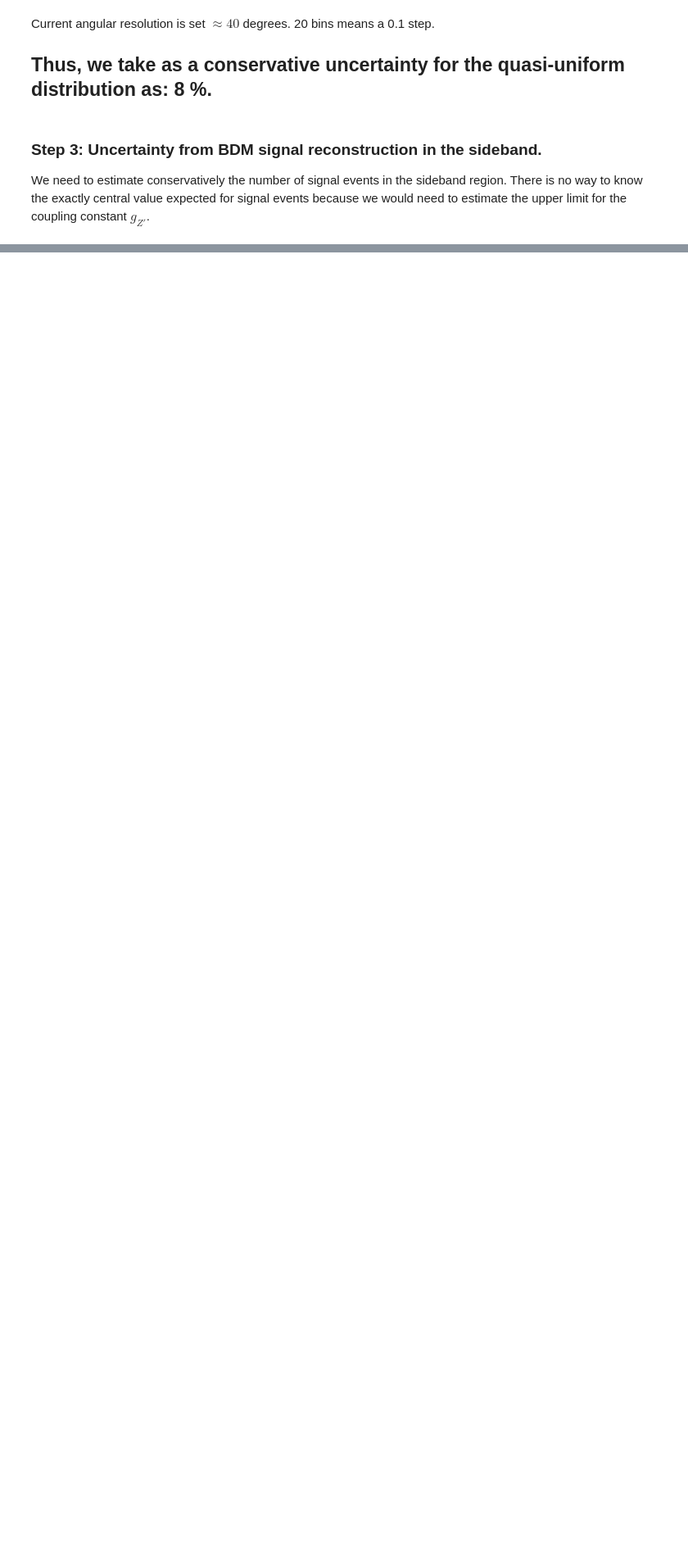
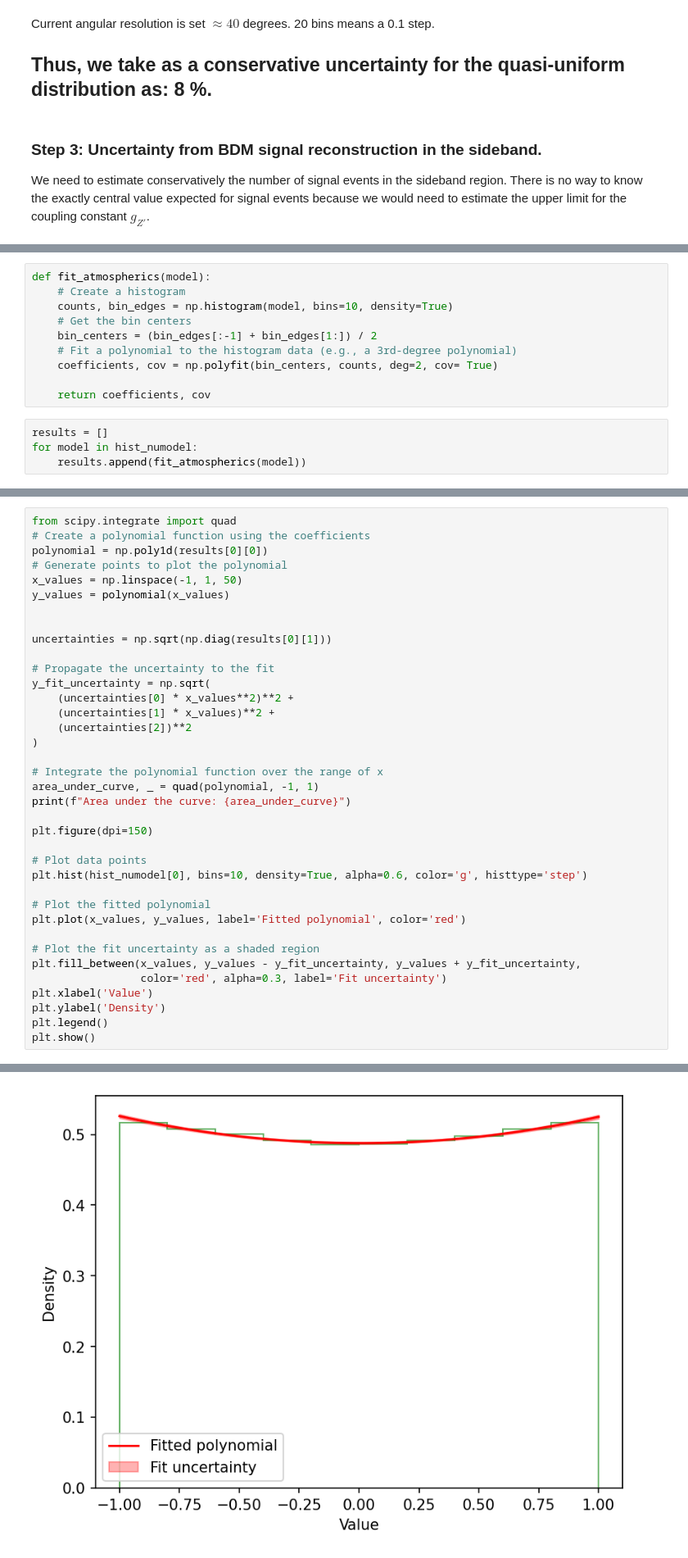
Before and after one commit to lperes-ufrj/UpperLimitCode, a Jupyter notebook: testUL_MaxCVN/AtmNuUncCalculations.ipynb, the cells around one changed output, grey strips where cells are left out. Shown: that part at 82% size. Drawn from its saved outputs; the diff is of its cells as text; blank space fills up the shorter version.

Commit message:
[ADDED] Atmospheric Neutrino Flux uncertainties calculations

```diff
--- a/testUL_MaxCVN/AtmNuUncCalculations.ipynb
+++ b/testUL_MaxCVN/AtmNuUncCalculations.ipynb
@@ -216,0 +237,14 @@ print(f'The Larger uncertainty found combining all nuclear models in all selecti
+# %%
+def fit_atmospherics(model):
+    # Create a histogram
+    counts, bin_edges = np.histogram(model, bins=10, density=True)
+    # Get the bin centers
+    bin_centers = (bin_edges[:-1] + bin_edges[1:]) / 2
+    # Fit a polynomial to the histogram data (e.g., a 3rd-degree polynomial)
+    coefficients, cov = np.polyfit(bin_centers, counts, deg=2, cov= True)
+
+    return coefficients, cov
+# %%
+results = []
+for model in hist_numodel:
+    results.append(fit_atmospherics(model))
@@ -216,0 +259,38 @@ print(f'The Larger uncertainty found combining all nuclear models in all selecti
+# %%
+from scipy.integrate import quad
+# Create a polynomial function using the coefficients
+polynomial = np.poly1d(results[0][0])
+# Generate points to plot the polynomial
+x_values = np.linspace(-1, 1, 50)
+y_values = polynomial(x_values)
+
+
+uncertainties = np.sqrt(np.diag(results[0][1]))
+
+# Propagate the uncertainty to the fit
+y_fit_uncertainty = np.sqrt(
+    (uncertainties[0] * x_values**2)**2 +
+    (uncertainties[1] * x_values)**2 +
+    (uncertainties[2])**2
+)
+
+# Integrate the polynomial function over the range of x
+area_under_curve, _ = quad(polynomial, -1, 1)
+print(f"Area under the curve: {area_under_curve}")
+
+plt.figure(dpi=150)
+
+# Plot data points
+plt.hist(hist_numodel[0], bins=10, density=True, alpha=0.6, color='g', histtype='step')
+
+# Plot the fitted polynomial
+plt.plot(x_values, y_values, label='Fitted polynomial', color='red')
+
+# Plot the fit uncertainty as a shaded region
+plt.fill_between(x_values, y_values - y_fit_uncertainty, y_values + y_fit_uncertainty,
+                 color='red', alpha=0.3, label='Fit uncertainty')
+plt.xlabel('Value')
+plt.ylabel('Density')
+plt.legend()
+plt.show()
+# %% [output]
@@ -216,0 +298 @@ print(f'The Larger uncertainty found combining all nuclear models in all selecti
+[figure, added]
```
Also changed, not shown: parts of 9 cells of this notebook, 3 other files.
